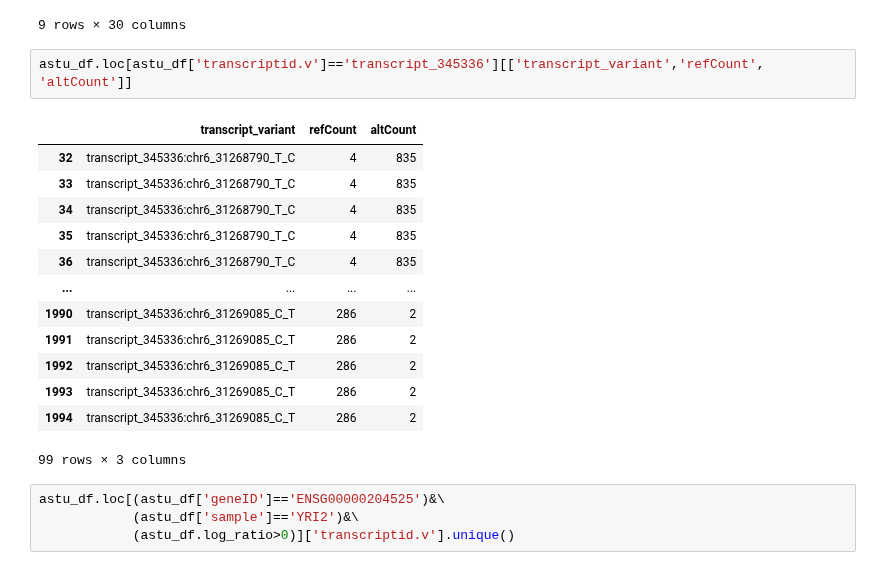
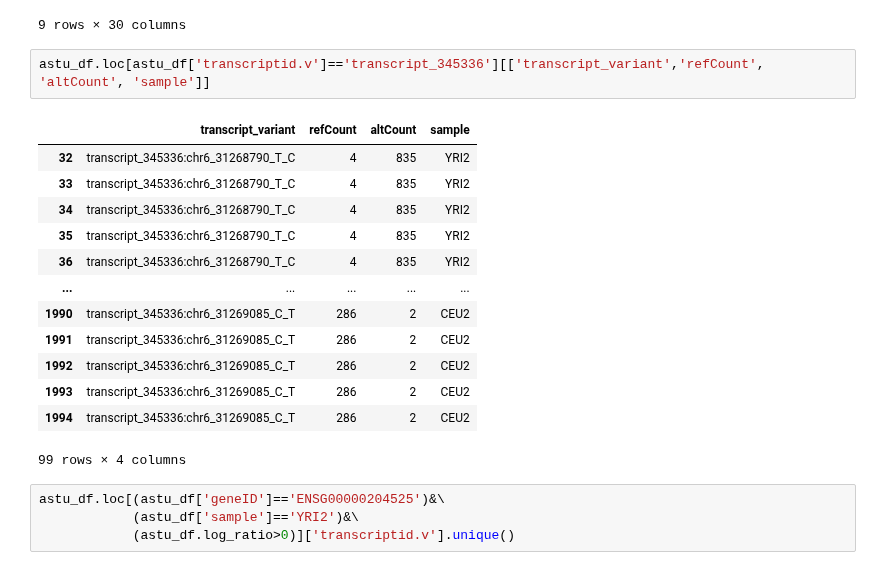
Before and after one commit to fairliereese/240903_pt, a Jupyter notebook: analysis/find_interesting_astu_genes_2.ipynb, the cells around one changed output. Drawn from its saved outputs; the diff is of its cells as text.

```diff
--- a/analysis/find_interesting_astu_genes_2.ipynb
+++ b/analysis/find_interesting_astu_genes_2.ipynb
@@ -159,21 +159,21 @@ astu_df.loc[(astu_df['geneID']=='ENSG00000204525')&\
 | 166 | 7_NI2_GM18489 | YRI2 | YRI | 18066961 | ENSG00000204525.18:chr6_31269044_C_T | 33.158026 | 0.029985 | 0.093176 | ... |
 9 rows × 30 columns
 # %%
-astu_df.loc[astu_df['transcriptid.v']=='transcript_345336'][['transcript_variant','refCount', 'altCount']]
+astu_df.loc[astu_df['transcriptid.v']=='transcript_345336'][['transcript_variant','refCount', 'altCount', 'sample']]
 # %% [output]
-|  | transcript_variant | refCount | altCount |
-| 32 | transcript_345336:chr6_31268790_T_C | 4 | 835 |
-| 33 | transcript_345336:chr6_31268790_T_C | 4 | 835 |
-| 34 | transcript_345336:chr6_31268790_T_C | 4 | 835 |
-| 35 | transcript_345336:chr6_31268790_T_C | 4 | 835 |
-| 36 | transcript_345336:chr6_31268790_T_C | 4 | 835 |
-| ... | ... | ... | ... |
-| 1990 | transcript_345336:chr6_31269085_C_T | 286 | 2 |
-| 1991 | transcript_345336:chr6_31269085_C_T | 286 | 2 |
-| 1992 | transcript_345336:chr6_31269085_C_T | 286 | 2 |
-| 1993 | transcript_345336:chr6_31269085_C_T | 286 | 2 |
-| 1994 | transcript_345336:chr6_31269085_C_T | 286 | 2 |
+|  | transcript_variant | refCount | altCount | sample |
+| 32 | transcript_345336:chr6_31268790_T_C | 4 | 835 | YRI2 |
+| 33 | transcript_345336:chr6_31268790_T_C | 4 | 835 | YRI2 |
+| 34 | transcript_345336:chr6_31268790_T_C | 4 | 835 | YRI2 |
+| 35 | transcript_345336:chr6_31268790_T_C | 4 | 835 | YRI2 |
+| 36 | transcript_345336:chr6_31268790_T_C | 4 | 835 | YRI2 |
+| ... | ... | ... | ... | ... |
+| 1990 | transcript_345336:chr6_31269085_C_T | 286 | 2 | CEU2 |
+| 1991 | transcript_345336:chr6_31269085_C_T | 286 | 2 | CEU2 |
+| 1992 | transcript_345336:chr6_31269085_C_T | 286 | 2 | CEU2 |
+| 1993 | transcript_345336:chr6_31269085_C_T | 286 | 2 | CEU2 |
+| 1994 | transcript_345336:chr6_31269085_C_T | 286 | 2 | CEU2 |
-99 rows × 3 columns
+99 rows × 4 columns
 # %%
 astu_df.loc[(astu_df['geneID']=='ENSG00000204525')&\
             (astu_df['sample']=='YRI2')&\
```
Also changed, not shown: 2 other files.
